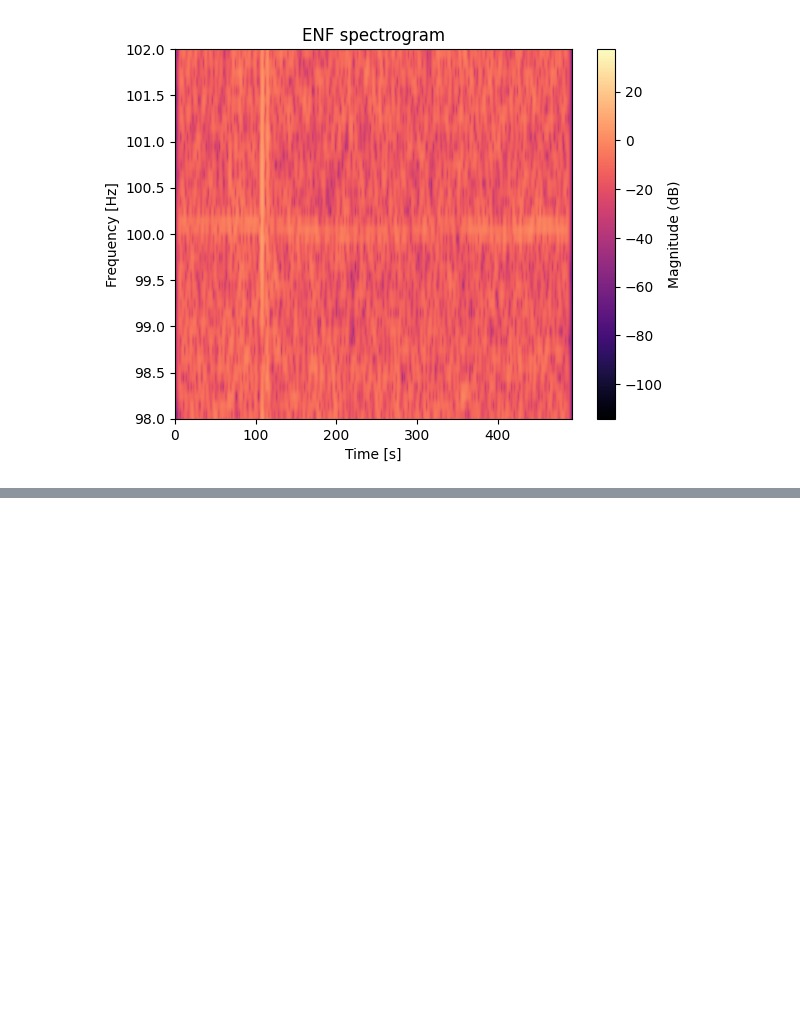
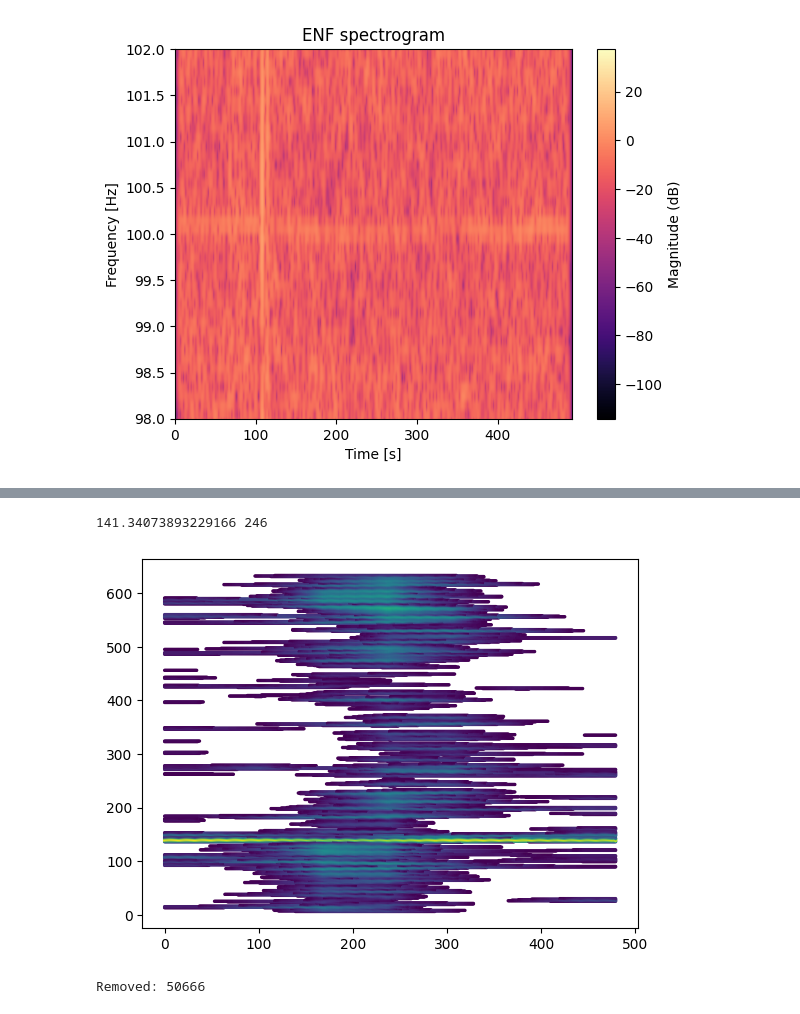
Before and after one commit to wszystko1/Timestaming-using-ENF-, a Jupyter notebook: extract.ipynb, the cells around one changed output, grey strips where cells are left out. Cells and saved outputs as stored; diff of their text form; code cells hidden in the pictures; blank space fills up the shorter version.

```diff
--- a/extract.ipynb
+++ b/extract.ipynb
@@ -65,0 +122,40 @@ plt.show()
+# %%
+mean_color = X[:, 2].mean()
+max_color = X[:, 2].max()
+print(mean_color, max_color)
+
+X_fileterd = X.copy()
+X_fileterd = X_fileterd[X_fileterd[:, 2] > mean_color * 1.1, :]
+
+plt.figure(figsize=(6.4, 4.8))
+plt.scatter(X_fileterd[:, 0], X_fileterd[:, 1], c=X_fileterd[:, 2], s=2)
+plt.show()
+# %% [output]
+141.34073893229166 246
+[figure, added]
+# %%
+from sklearn.cluster import DBSCAN
+
+def remove_outliers(data):
+  min_y = min(data[:, 1])
+  max_y = max(data[:, 1])
+  sums = 0
+  for y in range(min_y, max_y+1):
+    line_mask = data[:, 1] == y
+    if np.sum(line_mask) > 0:
+      q1, q3 = np.percentile(data[line_mask, 0], [25, 75])
+      lower_bound = q1
+      upper_bound = q3
+      # iqr = q3 - q1
+      # lower_bound = q1 - 1.5 * iqr
+      # upper_bound = q3 + 1.5 * iqr
+      outliers_mask = line_mask & ((data[:, 0] < lower_bound) | (data[:, 0] > upper_bound))
+      sums += np.sum(outliers_mask)
+      data[outliers_mask, 2] = 500
+
+  print(f'Removed: {sums}')
+  return data[data[:, 2] != 500]
+
+X_cleaned = remove_outliers(X_fileterd.copy())
+# %% [output]
+Removed: 50666
```
Also changed, not shown: parts of 13 cells of this notebook.
